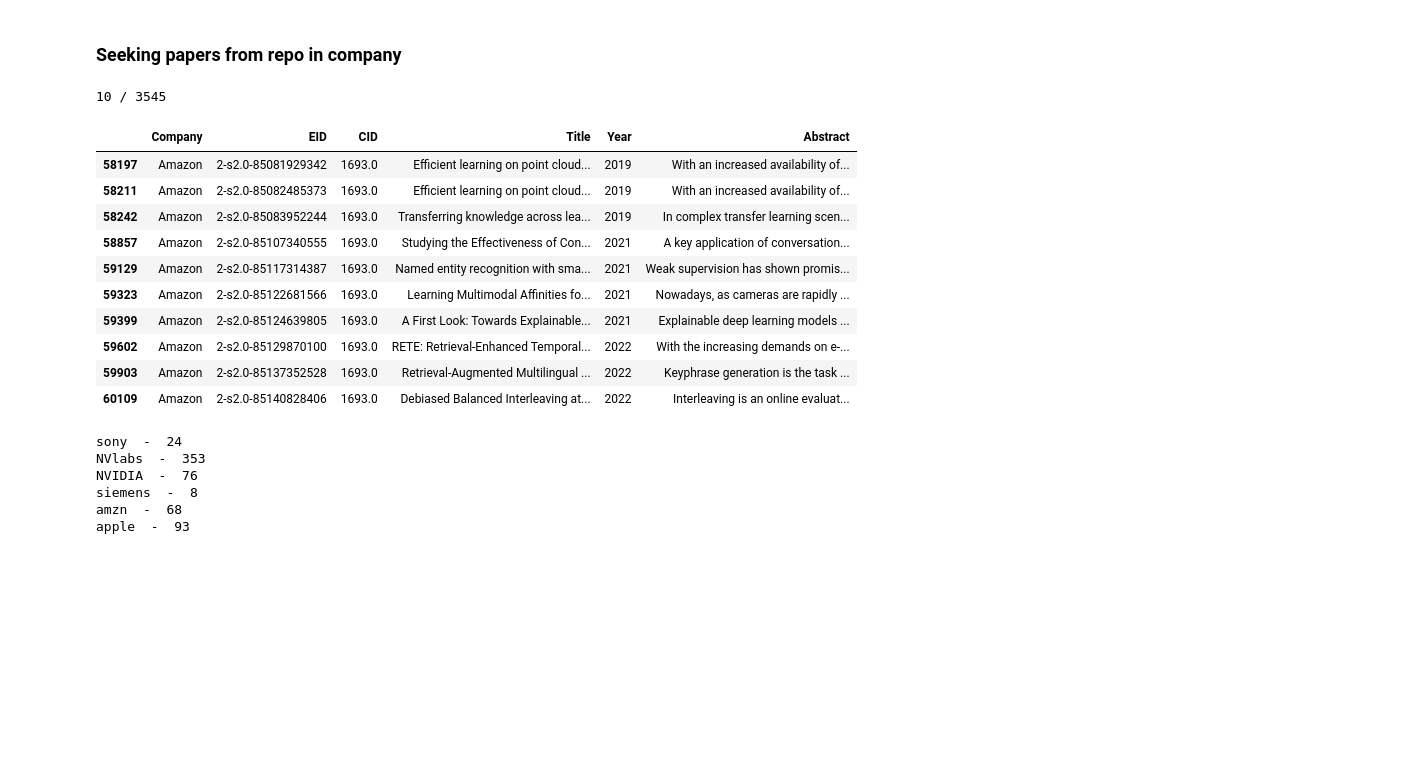
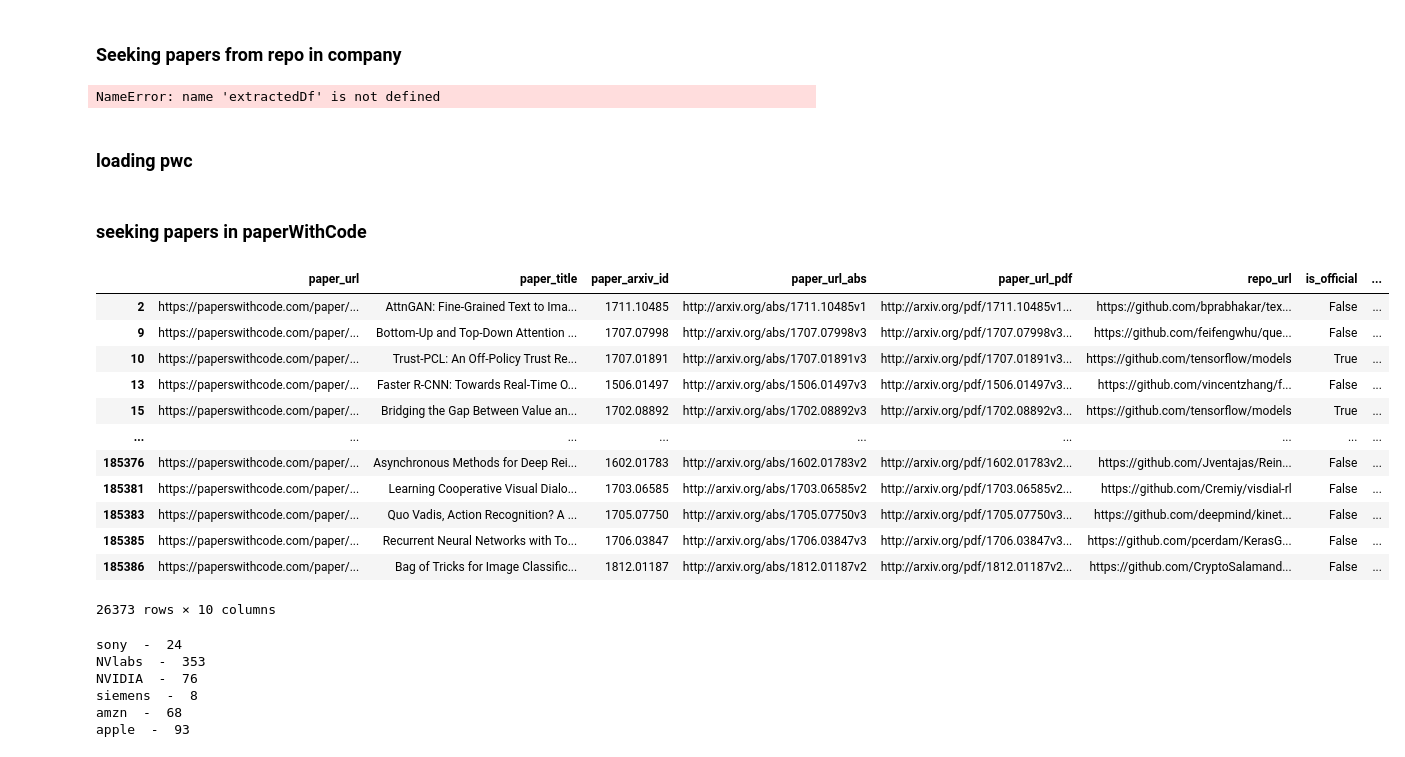
Before and after one commit to zarifikram/Paper-With-Repositories, a Jupyter notebook: src/notebooks/MainDatasetExplore.ipynb, the cells around one changed output. Cells and saved outputs as stored; diff of their text form; code cells hidden in the pictures; blank space fills up the shorter version.

Commit message:
DataCleaning added
more to do. need a csv with all the matched paper along with the info

```diff
--- a/src/notebooks/MainDatasetExplore.ipynb
+++ b/src/notebooks/MainDatasetExplore.ipynb
@@ -15,5 +14,7 @@ current working dir/Volumes/Zarif/myStuff/research/repoPaper/src
 # %% [markdown]
 ### loading dataset
 # %%
-mainDatasetPath = os.path.join(os.curdir, "../data/mainData.csv")
-df = pd.read_csv(mainDatasetPath)
+# mainDatasetPath = os.path.join(os.curdir, "../data/mainData.csv")
+# df = pd.read_csv(mainDatasetPath)
+paperTitles = df["Title"]
+print(len(paperTitles))
@@ -53,18 +56,31 @@ paperTitles = [title.lower() for title in extractedDf['title']]
 # print(len(companyDf[companyDf['Title'].str.lower().isin(paperTitles)]), "/", len(companyDf))
 companyDf[companyDf['Title'].str.lower().isin(paperTitles)]
 # %% [output]
-10 / 3545
+NameError: name 'extractedDf' is not defined
-|  | Company | EID | CID | Title | Year | Abstract |
-| 58197 | Amazon | 2-s2.0-85081929342 | 1693.0 | Efficient learning on point cloud... | 2019 | With an increased availability of... |
-| 58211 | Amazon | 2-s2.0-85082485373 | 1693.0 | Efficient learning on point cloud... | 2019 | With an increased availability of... |
-| 58242 | Amazon | 2-s2.0-85083952244 | 1693.0 | Transferring knowledge across lea... | 2019 | In complex transfer learning scen... |
-| 58857 | Amazon | 2-s2.0-85107340555 | 1693.0 | Studying the Effectiveness of Con... | 2021 | A key application of conversation... |
-| 59129 | Amazon | 2-s2.0-85117314387 | 1693.0 | Named entity recognition with sma... | 2021 | Weak supervision has shown promis... |
-| 59323 | Amazon | 2-s2.0-85122681566 | 1693.0 | Learning Multimodal Affinities fo... | 2021 | Nowadays, as cameras are rapidly ... |
-| 59399 | Amazon | 2-s2.0-85124639805 | 1693.0 | A First Look: Towards Explainable... | 2021 | Explainable deep learning models ... |
-| 59602 | Amazon | 2-s2.0-85129870100 | 1693.0 | RETE: Retrieval-Enhanced Temporal... | 2022 | With the increasing demands on e-... |
-| 59903 | Amazon | 2-s2.0-85137352528 | 1693.0 | Retrieval-Augmented Multilingual ... | 2022 | Keyphrase generation is the task ... |
-| 60109 | Amazon | 2-s2.0-85140828406 | 1693.0 | Debiased Balanced Interleaving at... | 2022 | Interleaving is an online evaluat... |
+# %% [markdown]
+###  loading pwc
+# %%
+pwcPath = os.path.join(os.curdir, "../data/papersWithCode.csv")
+pwc = pd.read_csv(pwcPath)
+# %% [markdown]
+### seeking papers in paperWithCode
+# %%
+paperTitles = [title.lower() for title in df['Title']]
+pwc[pwc['paper_title'].str.lower().isin(paperTitles)]
+# %% [output]
+|  | paper_url | paper_title | paper_arxiv_id | paper_url_abs | paper_url_pdf | repo_url | is_official | ... |
+| 2 | https://paperswithcode.com/paper/... | AttnGAN: Fine-Grained Text to Ima... | 1711.10485 | http://arxiv.org/abs/1711.10485v1 | http://arxiv.org/pdf/1711.10485v1... | https://github.com/bprabhakar/tex... | False | ... |
+| 9 | https://paperswithcode.com/paper/... | Bottom-Up and Top-Down Attention ... | 1707.07998 | http://arxiv.org/abs/1707.07998v3 | http://arxiv.org/pdf/1707.07998v3... | https://github.com/feifengwhu/que... | False | ... |
+| 10 | https://paperswithcode.com/paper/... | Trust-PCL: An Off-Policy Trust Re... | 1707.01891 | http://arxiv.org/abs/1707.01891v3 | http://arxiv.org/pdf/1707.01891v3... | https://github.com/tensorflow/models | True | ... |
+| 13 | https://paperswithcode.com/paper/... | Faster R-CNN: Towards Real-Time O... | 1506.01497 | http://arxiv.org/abs/1506.01497v3 | http://arxiv.org/pdf/1506.01497v3... | https://github.com/vincentzhang/f... | False | ... |
+| 15 | https://paperswithcode.com/paper/... | Bridging the Gap Between Value an... | 1702.08892 | http://arxiv.org/abs/1702.08892v3 | http://arxiv.org/pdf/1702.08892v3... | https://github.com/tensorflow/models | True | ... |
+| ... | ... | ... | ... | ... | ... | ... | ... | ... |
+| 185376 | https://paperswithcode.com/paper/... | Asynchronous Methods for Deep Rei... | 1602.01783 | http://arxiv.org/abs/1602.01783v2 | http://arxiv.org/pdf/1602.01783v2... | https://github.com/Jventajas/Rein... | False | ... |
+| 185381 | https://paperswithcode.com/paper/... | Learning Cooperative Visual Dialo... | 1703.06585 | http://arxiv.org/abs/1703.06585v2 | http://arxiv.org/pdf/1703.06585v2... | https://github.com/Cremiy/visdial-rl | False | ... |
+| 185383 | https://paperswithcode.com/paper/... | Quo Vadis, Action Recognition? A ... | 1705.07750 | http://arxiv.org/abs/1705.07750v3 | http://arxiv.org/pdf/1705.07750v3... | https://github.com/deepmind/kinet... | False | ... |
+| 185385 | https://paperswithcode.com/paper/... | Recurrent Neural Networks with To... | 1706.03847 | http://arxiv.org/abs/1706.03847v3 | http://arxiv.org/pdf/1706.03847v3... | https://github.com/pcerdam/KerasG... | False | ... |
+| 185386 | https://paperswithcode.com/paper/... | Bag of Tricks for Image Classific... | 1812.01187 | http://arxiv.org/abs/1812.01187v2 | http://arxiv.org/pdf/1812.01187v2... | https://github.com/CryptoSalamand... | False | ... |
+26373 rows × 10 columns
 # %%
 a = df.Company.unique()
 # %%
```
Also changed, not shown: parts of 9 cells of this notebook, 6 other files.
